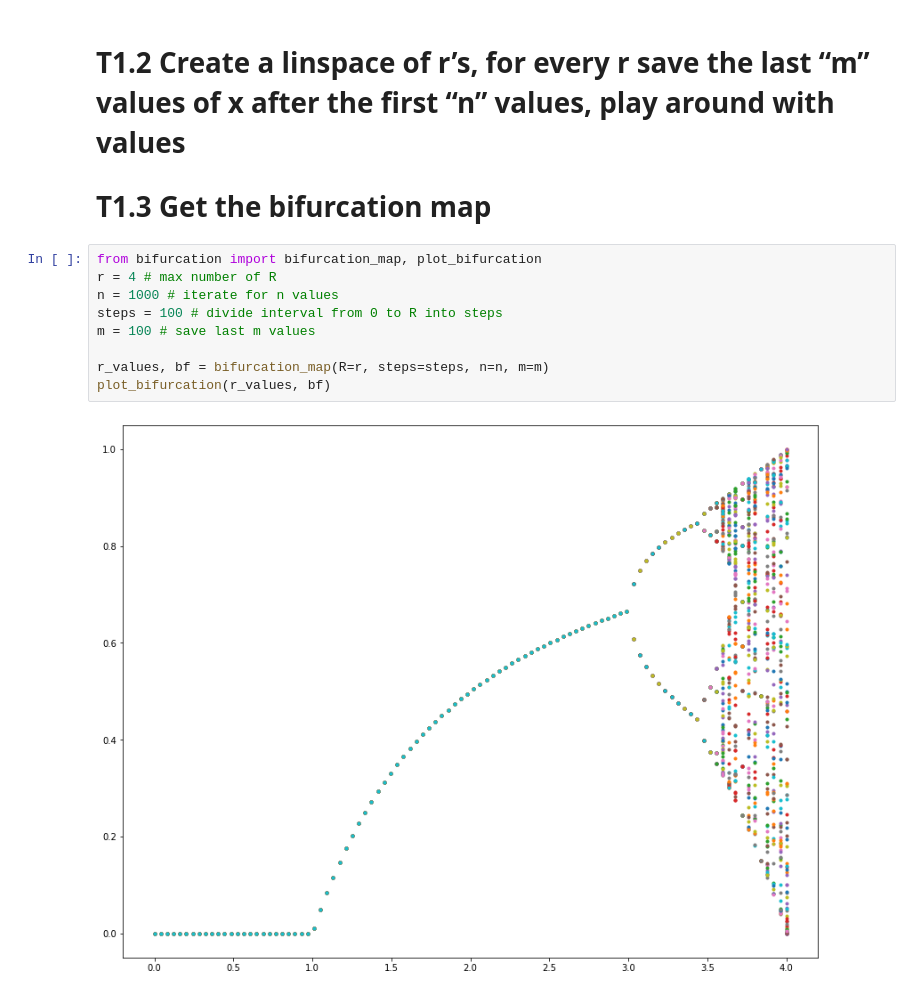
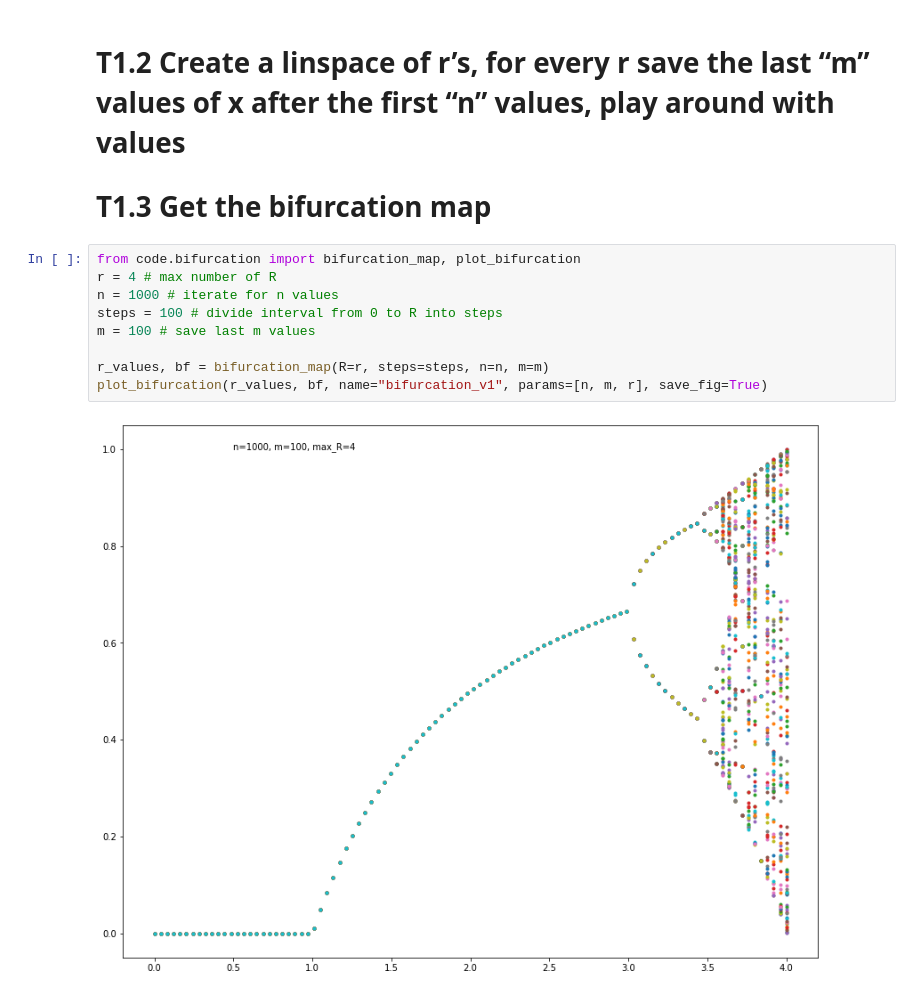
Before and after one commit to zakajd/HighPerformancePython, a Jupyter notebook: Task_1.ipynb, the cells around one changed output. Saved outputs shown, nothing was run; the diff lists cells and outputs as text.

```diff
--- a/Task_1.ipynb
+++ b/Task_1.ipynb
@@ -47,13 +49,13 @@ def evolution(r, n, m):
 
 # T1.3 Get the bifurcation map
 # %%
-from bifurcation import bifurcation_map, plot_bifurcation
+from code.bifurcation import bifurcation_map, plot_bifurcation
 r = 4 # max number of R
 n = 1000 # iterate for n values
 steps = 100 # divide interval from 0 to R into steps
 m = 100 # save last m values
 
 r_values, bf = bifurcation_map(R=r, steps=steps, n=n, m=m)
-plot_bifurcation(r_values, bf)
+plot_bifurcation(r_values, bf, name="bifurcation_v1", params=[n, m, r], save_fig=True)
 # %% [output]
-[figure, old version]
+[figure, new version]
```
Also changed, not shown: parts of 3 cells of this notebook, 1 other file.
